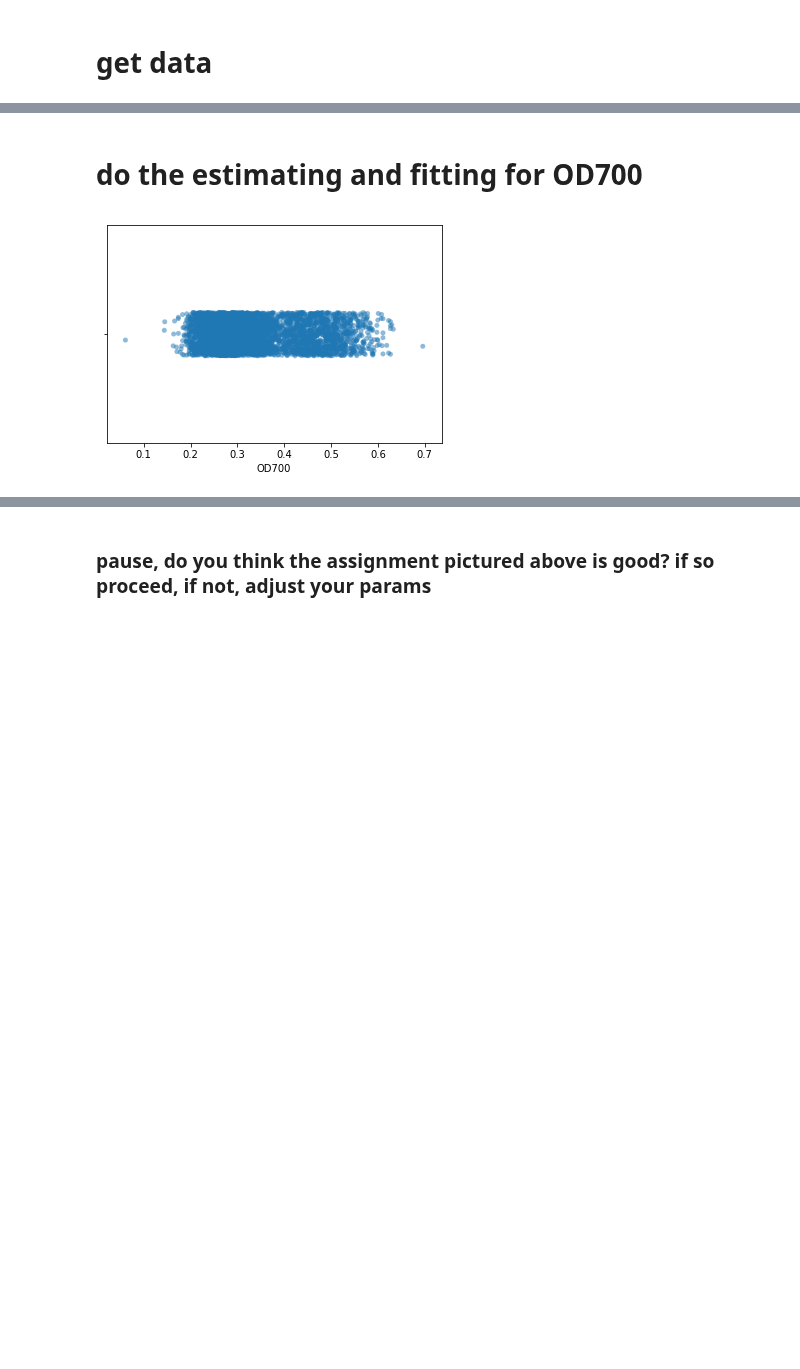
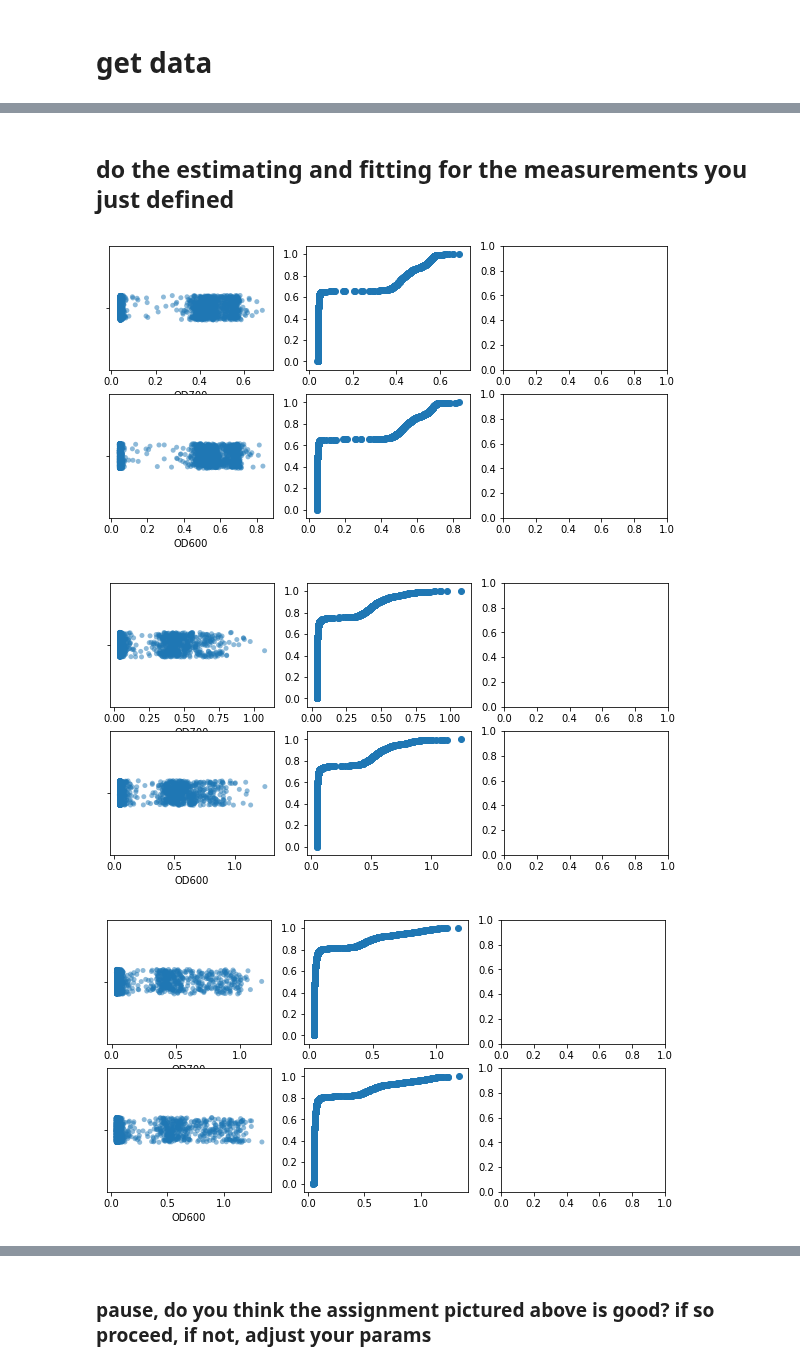
Before and after one commit to geezerbriefs/xpspython, a Jupyter notebook: cfu/analyze cfu multiwell data.ipynb, the cells around one changed output, grey strips where cells are left out. Saved outputs shown, nothing was run; the diff lists cells and outputs as text; code cells hidden in the pictures; blank space fills up the shorter version.

```diff
--- a/cfu/analyze cfu multiwell data.ipynb
+++ b/cfu/analyze cfu multiwell data.ipynb
@@ -207,5 +165,5 @@ sub.head()
+# %%
+#what measurement type are you looking at
+meas = ['OD700', 'OD600']
 # %% [markdown]
-# do the estimating and fitting for OD700
+## do the estimating and fitting for the measurements you just defined
-# %%
-#what measurement type are you looking at
-meas = 'OD700'
@@ -215,5 +170,32 @@ od = sub[meas]
-# %%
-#how does the distribution look
-ax = sns.stripplot(x=od, alpha = 0.5)
-# %% [output]
-[figure, removed]
+# %%
+def ecdf(data):
+    """ Compute ECDF """
+    x = np.sort(data)
+    n = x.size
+    y = np.arange(1, n+1) / n
+    return(x,y)
+# %%
+figs_for_later = []
+for df in data:
+
+    fig, axes = plt.subplots(len(meas), 3, figsize=(10,5)) #since we're doing 2 plot types, scatter and ECDF
+
+    axes = np.ravel(axes)
+
+    scatter_axes = axes[::3]
+    ecdf_axes = axes[1::3]
+
+
+    #how do the distributions look
+    for m, ax in zip(meas, scatter_axes):
+        sns.stripplot(x=df[m],  alpha = 0.5, ax=ax)
+    for m, ax in zip(meas, ecdf_axes):
+        x,y = ecdf(df[m])
+        ax.scatter(x,y)
+
+
+    figs_for_later.append(fig)
+# %% [output]
+[figure, added]
+[figure, added]
+[figure, added]
```
Also changed, not shown: parts of 62 cells of this notebook, 3 other files.
